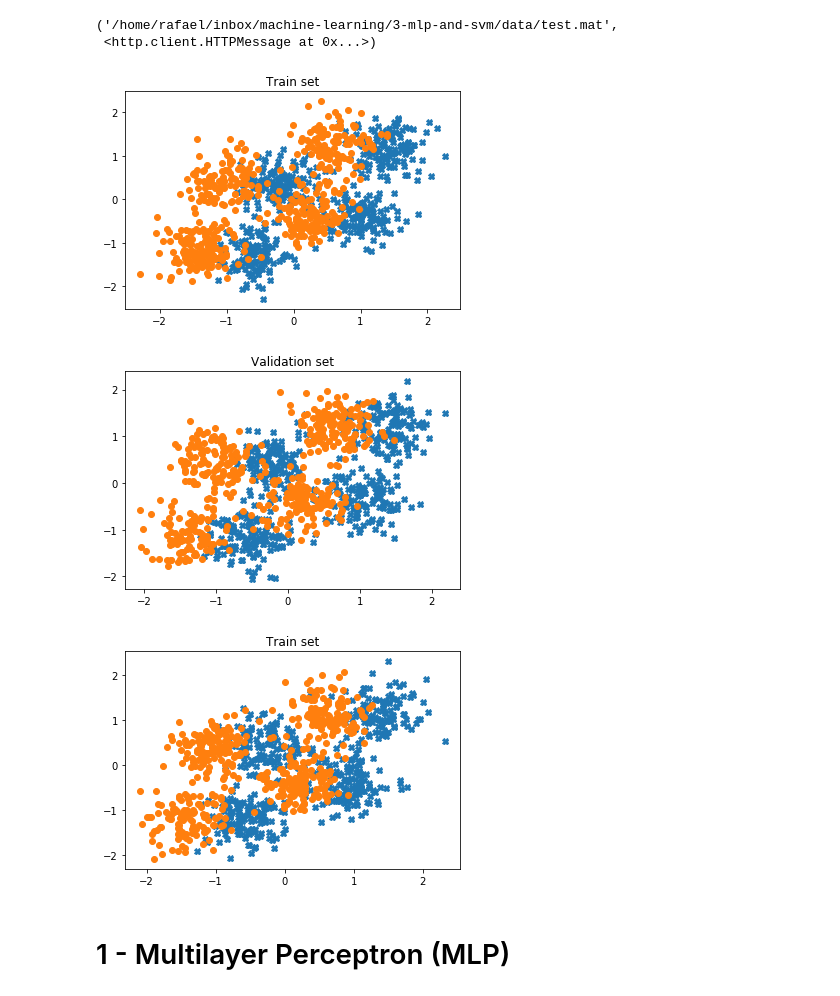
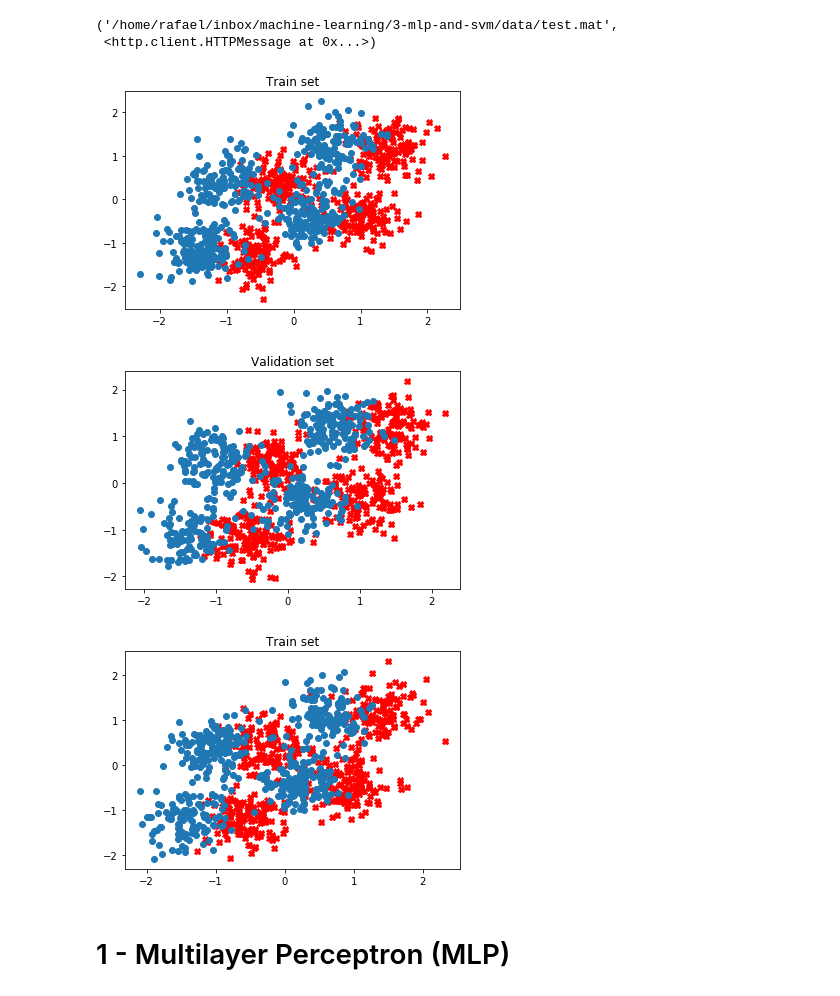
Before and after one commit to RafaelGoncalves8/machine-learning, a Jupyter notebook: 3-mlp-and-svm/deliver/EFC3 - MLP and SVM.ipynb, the cells around one changed output. Drawn from its saved outputs; the diff is of its cells as text; code cells hidden in the pictures.

```diff
--- a/3-mlp-and-svm/deliver/EFC3 - MLP and SVM.ipynb
+++ b/3-mlp-and-svm/deliver/EFC3 - MLP and SVM.ipynb
@@ -49,22 +48,22 @@ y_train[y_train == -1] = 0
 y_val[y_val == -1] = 0
 y_test[y_test == -1] = 0
 # %%
-plt.plot(X_train[np.in1d(y_train, 1), 0], X_train[np.in1d(y_train, 1), 1], 'X')
+plt.plot(X_train[np.in1d(y_train, 1), 0], X_train[np.in1d(y_train, 1), 1], 'rX')
 plt.plot(X_train[np.in1d(y_train, 0), 0], X_train[np.in1d(y_train, 0), 1], 'o')
 plt.title("Train set")
 plt.show()
-plt.plot(X_val[np.in1d(y_val, 1), 0], X_val[np.in1d(y_val, 1), 1], 'X')
+plt.plot(X_val[np.in1d(y_val, 1), 0], X_val[np.in1d(y_val, 1), 1], 'rX')
 plt.plot(X_val[np.in1d(y_val, 0), 0], X_val[np.in1d(y_val, 0), 1], 'o')
 plt.title("Validation set")
 plt.show()
 plt.title("Train set")
-plt.plot(X_test[np.in1d(y_test, 1), 0], X_test[np.in1d(y_test, 1), 1], 'X')
+plt.plot(X_test[np.in1d(y_test, 1), 0], X_test[np.in1d(y_test, 1), 1], 'rX')
 plt.plot(X_test[np.in1d(y_test, 0), 0], X_test[np.in1d(y_test, 0), 1], 'o')
 plt.show()
 # %% [output]
-[figure, old version]
+[figure, new version]
-[figure, old version]
+[figure, new version]
-[figure, old version]
+[figure, new version]
 # %% [markdown]
 # 1 - Multilayer Perceptron (MLP)
 # %%
```
Also changed, not shown: parts of 11 cells of this notebook.
